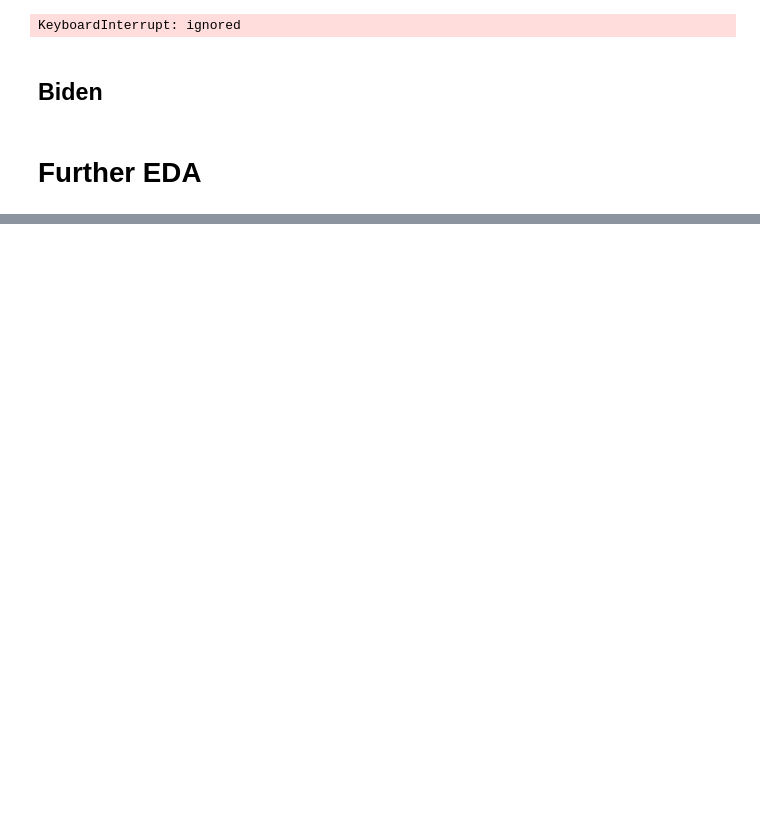
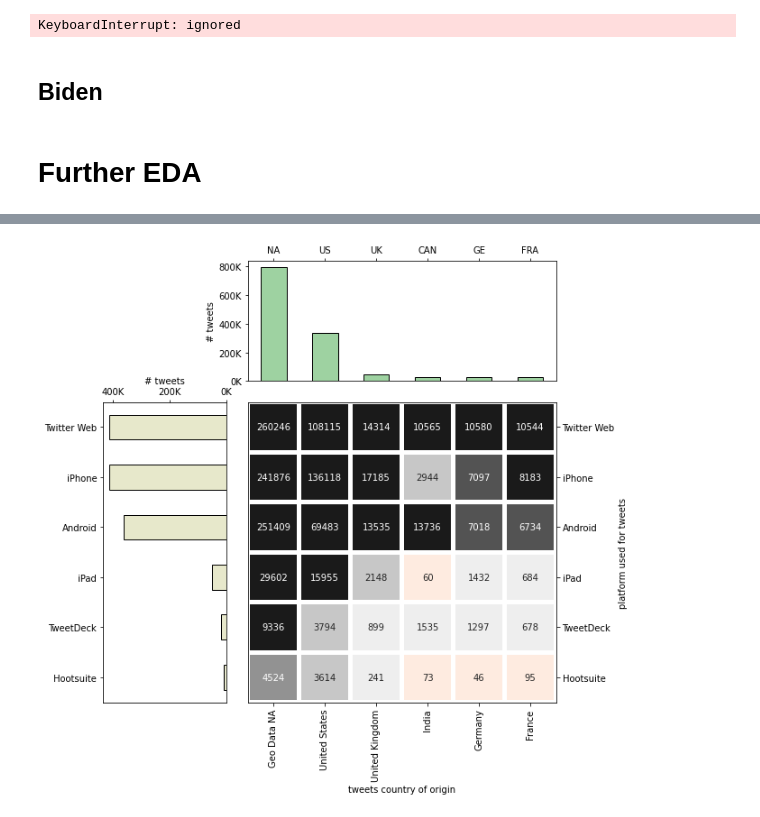
Before and after one commit to sydney-machine-learning/sentimentanalysis-USelections, a Jupyter notebook: main.ipynb, the cells around one changed output, grey strips where cells are left out. Drawn from its saved outputs; the diff is of its cells as text; code cells hidden in the pictures; blank space fills up the shorter version.

```diff
--- a/main.ipynb
+++ b/main.ipynb
@@ -238,0 +241,51 @@ plt.show()
+# %%
+source_df=pd.concat([tweets_biden[['source','tweet','country']].copy(),tweets_trump[['source','tweet','country']].copy()])
+source_df['country'].replace({'United States of America':'United States'}, inplace=True)
+source_df=source_df.fillna('Geo Data NA')
+source_df=source_df.drop_duplicates()
+
+sources=pd.DataFrame(source_df.groupby(['source'])['tweet'].count().sort_values(ascending=False)[:6])
+sources=sources.reset_index()
+sourceslst=sources.source.to_list()
+
+country=pd.DataFrame(source_df.groupby(['country'])['tweet'].count().sort_values(ascending=False)[:6])
+country=country.reset_index()
+countrylst=country.country.to_list()
+
+platXtab=pd.DataFrame(source_df.groupby(['source','country'])['tweet'].count().unstack().fillna(0))
+
+fig, ax=plt.subplots(2,2, figsize=(9,9),
+                     gridspec_kw={'height_ratios':[2,5], 'width_ratios':[2,5], 'wspace':0.1, 'hspace':0.1})
+
+hide_ax = ax[0,0]
+hide_axes(hide_ax)
+
+hm_ax = ax[1,1]
+draw_heatmap1(platXtab.loc[sourceslst,countrylst], hm_ax)
+hm_ax.set_xlabel('tweets country of origin')
+hm_ax.set_ylabel('platform used for tweets')
+hm_ax.set_yticklabels(('Twitter Web','iPhone','Android','iPad','TweetDeck','Hootsuite'), rotation=0)
+
+bar_ax = ax[0,1]
+platXtab.loc[sourceslst,countrylst].sum().plot.bar(ax=bar_ax, color=barcolors[1],**barstyle)
+bar_ax.set_xlabel(bar_ax.get_xlabel())
+bar_ax.xaxis.tick_top()
+bar_ax.xaxis.set_label_position("top")
+bar_ax.yaxis.set_major_formatter(formatterK1)
+bar_ax.set_xticklabels(('NA', 'US', 'UK', 'CAN', 'GE','FRA'), rotation=0)
+bar_ax.set_xlabel('')
+bar_ax.set_ylabel('# tweets')
+
+barh_ax = ax[1,0]
+platXtab.loc[sourceslst,countrylst].sum(axis=1)[::-1].plot.barh(ax=barh_ax, color=barcolors[2],**barstyle)
+barh_ax.yaxis.set_label_position("left")
+barh_ax.xaxis.tick_top()
+barh_ax.xaxis.set_label_position("top")
+barh_ax.xaxis.set_major_formatter(formatterK1)
+barh_ax.set_xlim(barh_ax.get_xlim()[::-1])
+barh_ax.set_yticklabels(('Hootsuite','TweetDeck','iPad','Android','iPhone','Twitter Web'), rotation=0)
+barh_ax.set_xlabel('# tweets')
+barh_ax.set_ylabel('')
+plt.show()
+# %% [output]
+[figure, added]
```
Also changed, not shown: parts of 6 cells of this notebook.
